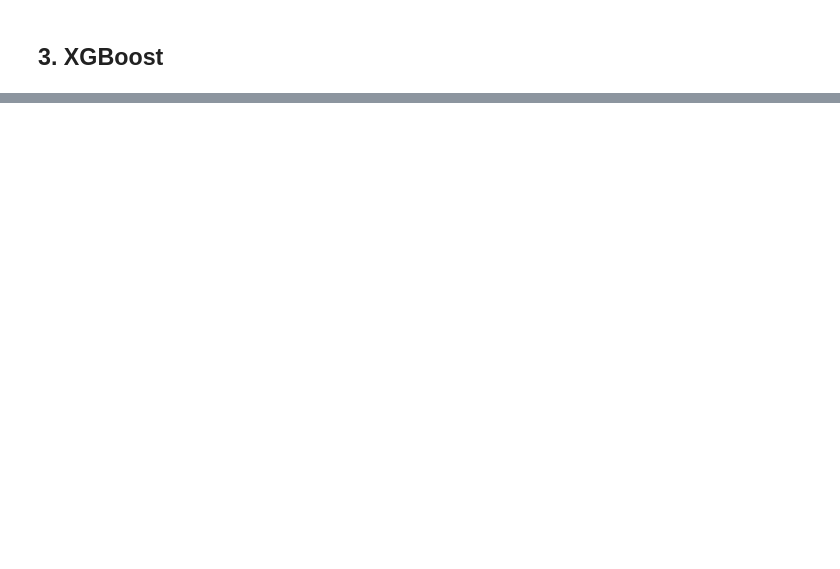
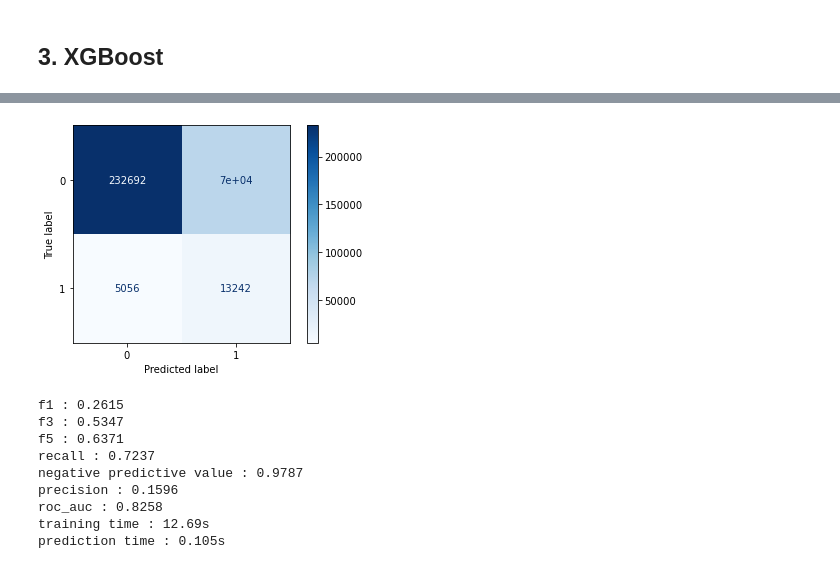
Before and after one commit to baptiste-pasquier/statapp, a Jupyter notebook: selection_seuil.ipynb, the cells around one changed output, grey strips where cells are left out. Drawn from its saved outputs; the diff is of its cells as text; code cells hidden in the pictures; blank space fills up the shorter version.

```diff
--- a/selection_seuil.ipynb
+++ b/selection_seuil.ipynb
@@ -326,0 +374,16 @@ Wall time: 26.7 s
+# %%
+m = Modelisation(X, y, XGBClassifier(**XGB_PARAMS))
+m.show_conf_matrix()
+m.show_metrics_score()
+f3 = m.metrics_score['f3']
+# %% [output]
+[figure, added]
+f1 : 0.2615
+f3 : 0.5347
+f5 : 0.6371
+recall : 0.7237
+negative predictive value : 0.9787
+precision : 0.1596
+roc_auc : 0.8258
+training time : 12.69s
+prediction time : 0.105s
```
Also changed, not shown: parts of 22 cells of this notebook, 6 other files.
